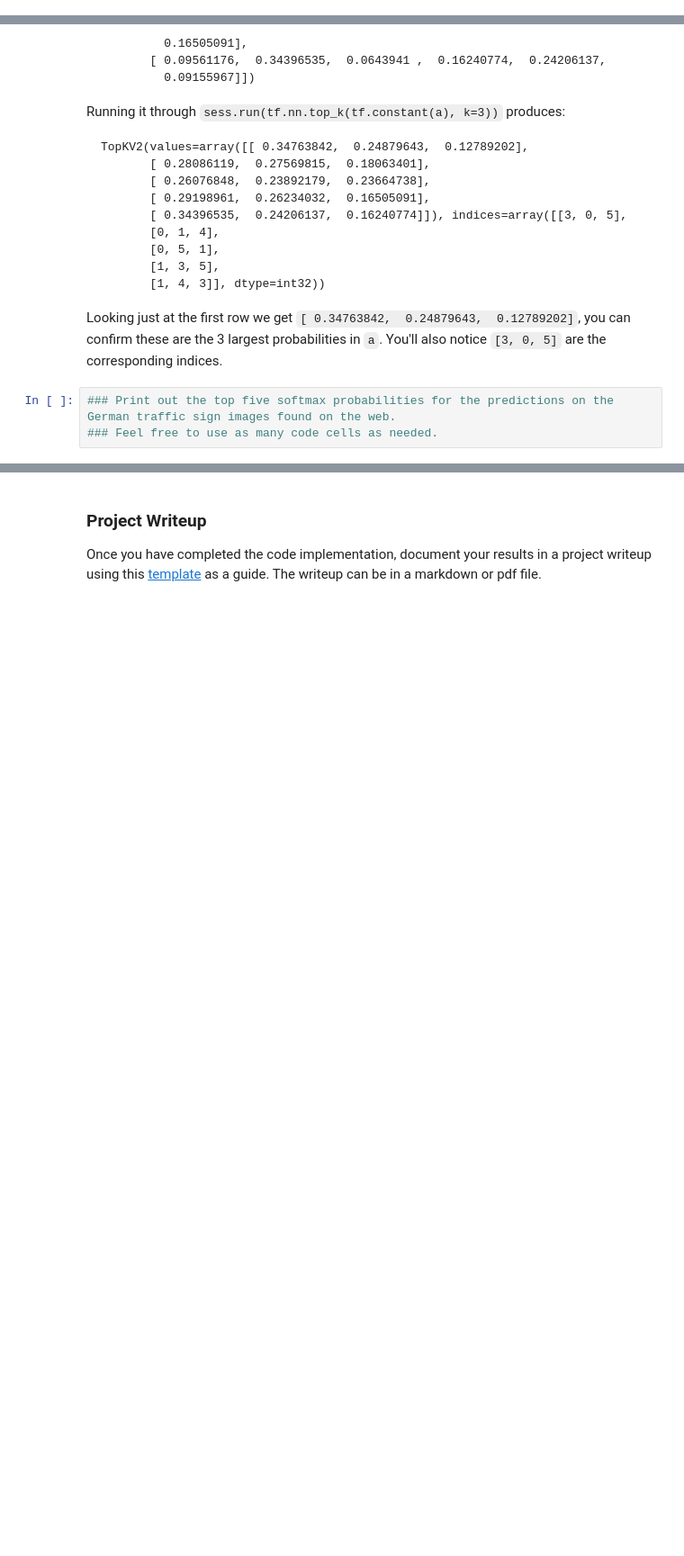
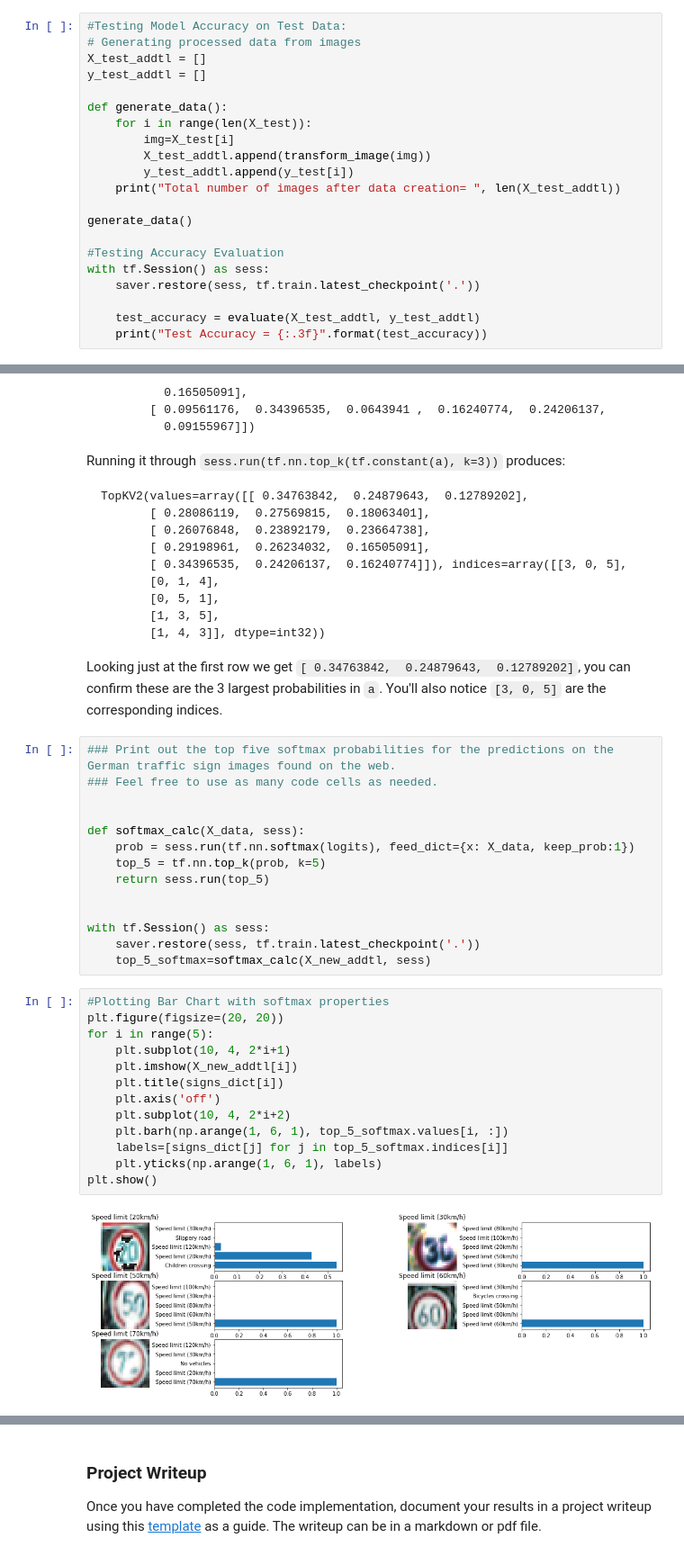
Before and after one commit to medisp/CarND-TrafficSignClassifier2, a Jupyter notebook: Traffic_Sign_Classifier.ipynb, the cells around one changed output, grey strips where cells are left out. Shown at 90% size. Drawn from its saved outputs; the diff is of its cells as text; blank space fills up the shorter version.

```diff
--- a/Traffic_Sign_Classifier.ipynb
+++ b/Traffic_Sign_Classifier.ipynb
@@ -564,0 +568,21 @@ NameError: name 'wc1' is not defined
+# %%
+#Testing Model Accuracy on Test Data:
+# Generating processed data from images
+X_test_addtl = []
+y_test_addtl = []
+
+def generate_data():
+    for i in range(len(X_test)):
+        img=X_test[i]
+        X_test_addtl.append(transform_image(img))
+        y_test_addtl.append(y_test[i])
+    print("Total number of images after data creation= ", len(X_test_addtl))
+
+generate_data()
+
+#Testing Accuracy Evaluation
+with tf.Session() as sess:
+    saver.restore(sess, tf.train.latest_checkpoint('.'))
+
+    test_accuracy = evaluate(X_test_addtl, y_test_addtl)
+    print("Test Accuracy = {:.3f}".format(test_accuracy))
@@ -758,3 +792,29 @@ Looking just at the first row we get `[ 0.34763842,  0.24879643,  0.12789202]`,
 # %%
 ### Print out the top five softmax probabilities for the predictions on the German traffic sign images found on the web.
 ### Feel free to use as many code cells as needed.
+
+
+def softmax_calc(X_data, sess):
+    prob = sess.run(tf.nn.softmax(logits), feed_dict={x: X_data, keep_prob:1})
+    top_5 = tf.nn.top_k(prob, k=5)
+    return sess.run(top_5)
+
+
+with tf.Session() as sess:
+    saver.restore(sess, tf.train.latest_checkpoint('.'))
+    top_5_softmax=softmax_calc(X_new_addtl, sess)
+# %%
+#Plotting Bar Chart with softmax properties
+plt.figure(figsize=(20, 20))
+for i in range(5):
+    plt.subplot(10, 4, 2*i+1)
+    plt.imshow(X_new_addtl[i])
+    plt.title(signs_dict[i])
+    plt.axis('off')
+    plt.subplot(10, 4, 2*i+2)
+    plt.barh(np.arange(1, 6, 1), top_5_softmax.values[i, :])
+    labels=[signs_dict[j] for j in top_5_softmax.indices[i]]
+    plt.yticks(np.arange(1, 6, 1), labels)
+plt.show()
+# %% [output]
+[figure, added]
```
Also changed, not shown: parts of 20 cells of this notebook, 4 other files.
